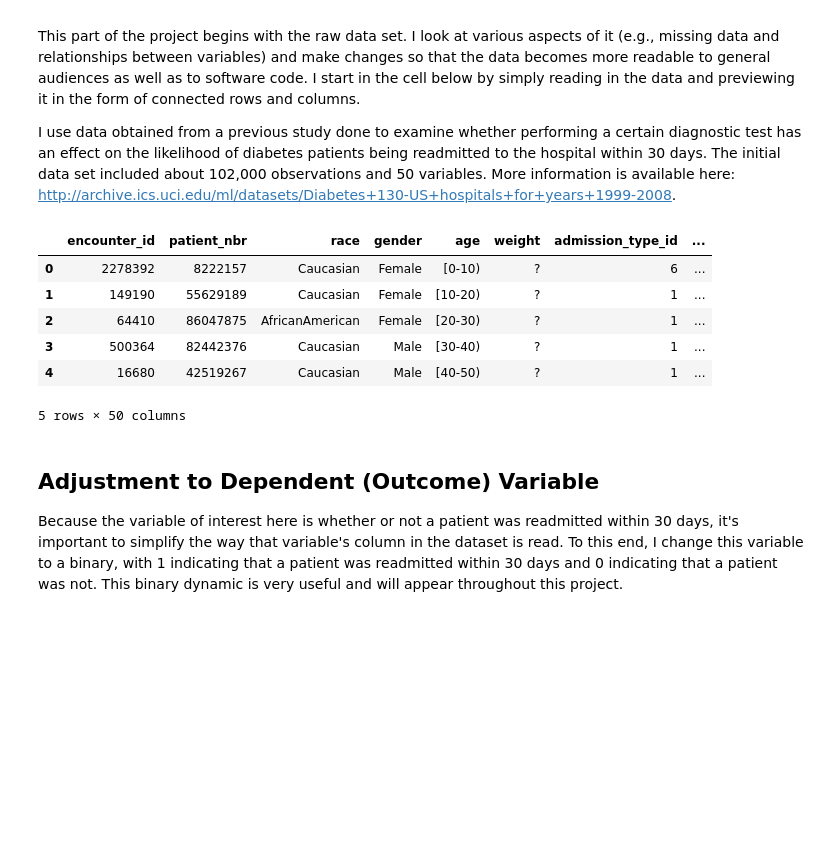
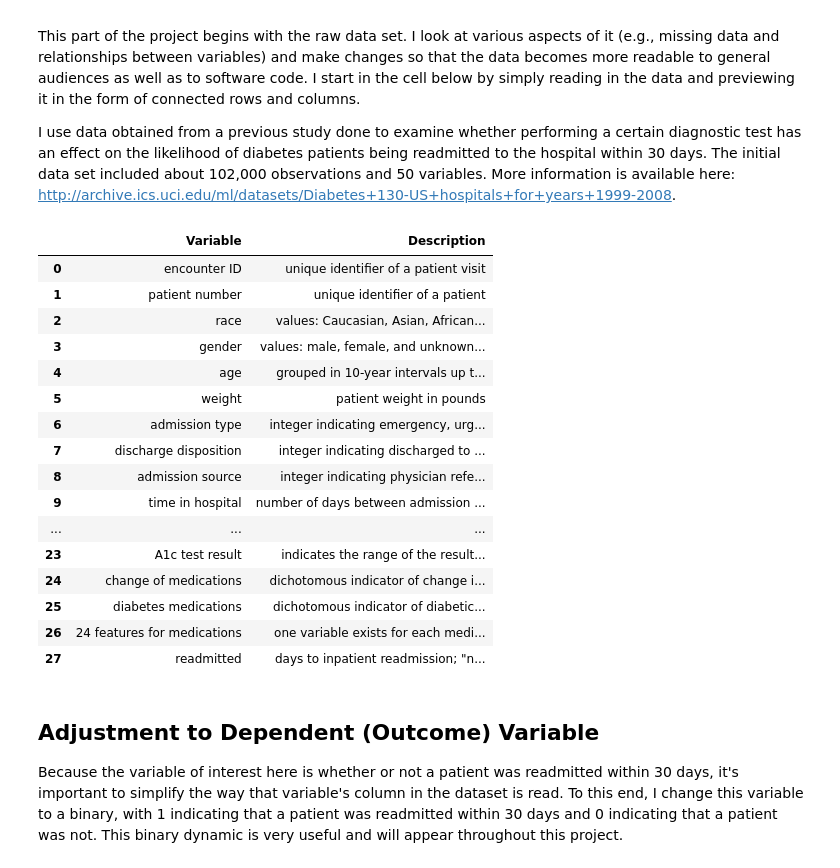
Before and after one commit to AOlden/sb-projects, a Jupyter notebook: diabetes_readmission/data_wrangling_diabetes_readmission.ipynb, the cells around one changed output. Drawn from its saved outputs; the diff is of its cells as text; code cells hidden in the pictures; blank space fills up the shorter version.

Commit message:
added tables

```diff
--- a/diabetes_readmission/data_wrangling_diabetes_readmission.ipynb
+++ b/diabetes_readmission/data_wrangling_diabetes_readmission.ipynb
@@ -9,16 +9,27 @@ I use data obtained from a previous study done to examine whether performing a c
 # %%
 %matplotlib inline
 import numpy as np
 import pandas as pd
 
-#read in data as csv
-readmit = pd.read_csv('diabetic_data.csv')
-readmit.head()
+#read in variable descriptions
+pd.set_option('max_colwidth', 100)
+variables = pd.read_csv('variable_description.csv')
+variables
 # %% [output]
-|  | encounter_id | patient_nbr | race | gender | age | weight | admission_type_id | ... |
-| 0 | 2278392 | 8222157 | Caucasian | Female | [0-10) | ? | 6 | ... |
-| 1 | 149190 | 55629189 | Caucasian | Female | [10-20) | ? | 1 | ... |
-| 2 | 64410 | 86047875 | AfricanAmerican | Female | [20-30) | ? | 1 | ... |
-| 3 | 500364 | 82442376 | Caucasian | Male | [30-40) | ? | 1 | ... |
-| 4 | 16680 | 42519267 | Caucasian | Male | [40-50) | ? | 1 | ... |
+|  | Variable | Description |
+| 0 | encounter ID | unique identifier of a patient visit |
+| 1 | patient number | unique identifier of a patient |
+| 2 | race | values: Caucasian, Asian, African... |
+| 3 | gender | values: male, female, and unknown... |
+| 4 | age | grouped in 10-year intervals up t... |
+| 5 | weight | patient weight in pounds |
+| 6 | admission type | integer indicating emergency, urg... |
+| 7 | discharge disposition | integer indicating discharged to ... |
+| 8 | admission source | integer indicating physician refe... |
+| 9 | time in hospital | number of days between admission ... |
+| ... | ... | ... |
+| 23 | A1c test result | indicates the range of the result... |
+| 24 | change of medications | dichotomous indicator of change i... |
+| 25 | diabetes medications | dichotomous indicator of diabetic... |
+| 26 | 24 features for medications | one variable exists for each medi... |
+| 27 | readmitted | days to inpatient readmission; "n... |
-5 rows × 50 columns
```
Also changed, not shown: parts of 7 cells of this notebook.
